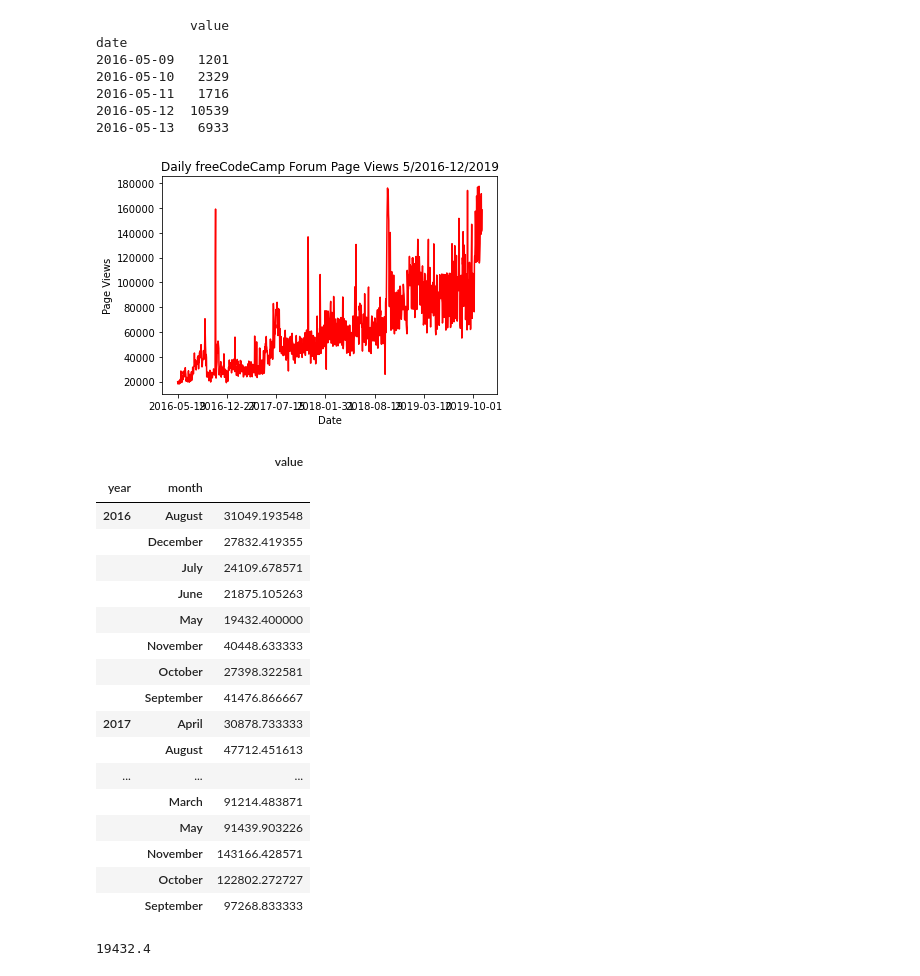
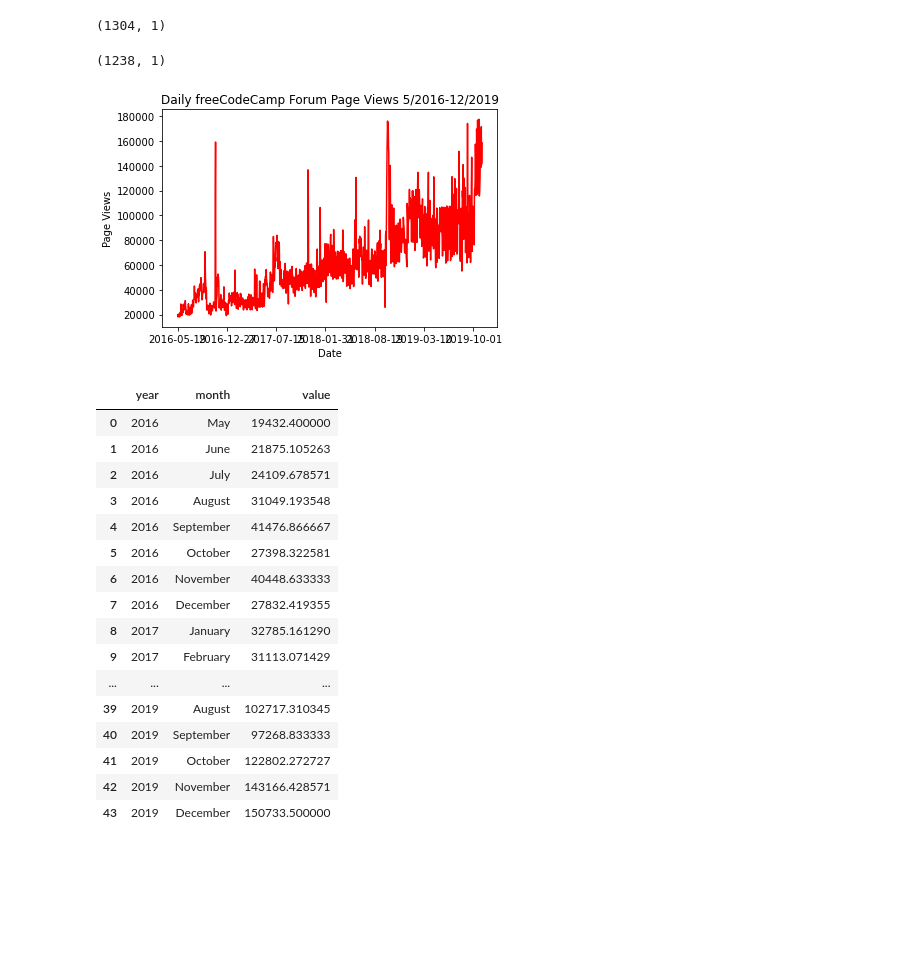
Before and after one commit to YosefGuevara012/Page-View-Time-Series-Visualizer, a Jupyter notebook: test_time_series.ipynb, the cells around one changed output. Cells and saved outputs as stored; diff of their text form; code cells hidden in the pictures; blank space fills up the shorter version.

```diff
--- a/test_time_series.ipynb
+++ b/test_time_series.ipynb
@@ -7,21 +7,16 @@ register_matplotlib_converters()
 # %%
 df = pd.read_csv("fcc-forum-pageviews.csv",index_col = "date")
 
-print(df.head())
+df.shape
 # %% [output]
-            value
-date
-2016-05-09   1201
-2016-05-10   2329
-2016-05-11   1716
-2016-05-12  10539
-2016-05-13   6933
+(1304, 1)
 # %%
 q_1 = df["value"].quantile(q=0.025)
 q_2 = df["value"].quantile(q=0.975)
 
 df = df[(df["value"] > q_1) & (df["value"] < q_2)]
 
+print(df.shape)
 
 df.plot(color = "red", legend = False)
 plt.title("Daily freeCodeCamp Forum Page Views 5/2016-12/2019")
@@ -29,36 +24,5 @@ plt.xlabel("Date")
 plt.ylabel("Page Views")
 plt.show()
 # %% [output]
+(1238, 1)
 [figure]
-# %%
-# draw bar_plot
-
-df["year"] = pd.DatetimeIndex(df.index).year
-df["month"] = pd.DatetimeIndex(df.index).month_name()
-df.groupby(["year","month"]).mean()
-# %% [output]
-|  |  | value |
-| year | month |  |
-| 2016 | August | 31049.193548 |
-|  | December | 27832.419355 |
-|  | July | 24109.678571 |
-|  | June | 21875.105263 |
-|  | May | 19432.400000 |
-|  | November | 40448.633333 |
-|  | October | 27398.322581 |
-|  | September | 41476.866667 |
-| 2017 | April | 30878.733333 |
-|  | August | 47712.451613 |
-| ... | ... | ... |
-|  | March | 91214.483871 |
-|  | May | 91439.903226 |
-|  | November | 143166.428571 |
-|  | October | 122802.272727 |
-|  | September | 97268.833333 |
-# %%
-tst = df[(df["year"] == 2016) & (df["month"] == "May")]
-
-k = tst["month"]
-tst["value"].mean()
-# %% [output]
-19432.4
@@ -66,0 +29,26 @@ Me.mean()
+# %%
+# draw bar_plot
+
+df["year"] = pd.DatetimeIndex(df.index).year
+df["month"] = pd.DatetimeIndex(df.index).month_name()
+df2 = df.groupby(["year","month"], sort = False).mean().reset_index()
+
+df2
+# %% [output]
+|  | year | month | value |
+| 0 | 2016 | May | 19432.400000 |
+| 1 | 2016 | June | 21875.105263 |
+| 2 | 2016 | July | 24109.678571 |
+| 3 | 2016 | August | 31049.193548 |
+| 4 | 2016 | September | 41476.866667 |
+| 5 | 2016 | October | 27398.322581 |
+| 6 | 2016 | November | 40448.633333 |
+| 7 | 2016 | December | 27832.419355 |
+| 8 | 2017 | January | 32785.161290 |
+| 9 | 2017 | February | 31113.071429 |
+| ... | ... | ... | ... |
+| 39 | 2019 | August | 102717.310345 |
+| 40 | 2019 | September | 97268.833333 |
+| 41 | 2019 | October | 122802.272727 |
+| 42 | 2019 | November | 143166.428571 |
+| 43 | 2019 | December | 150733.500000 |
```
Also changed, not shown: parts of 2 cells of this notebook, 1 other file.
